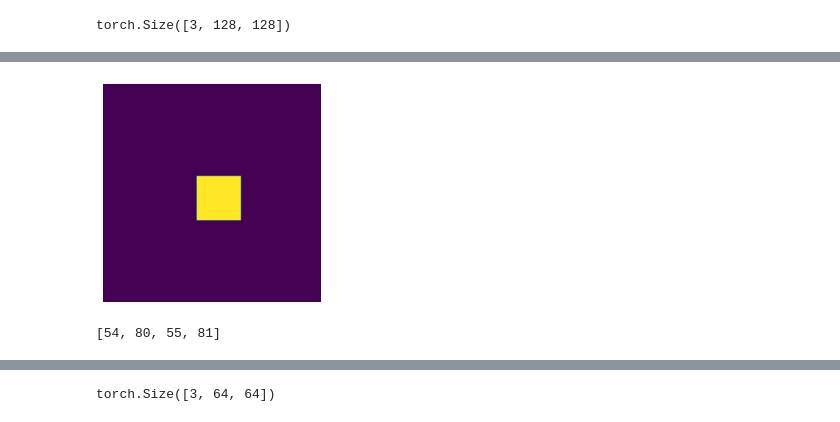
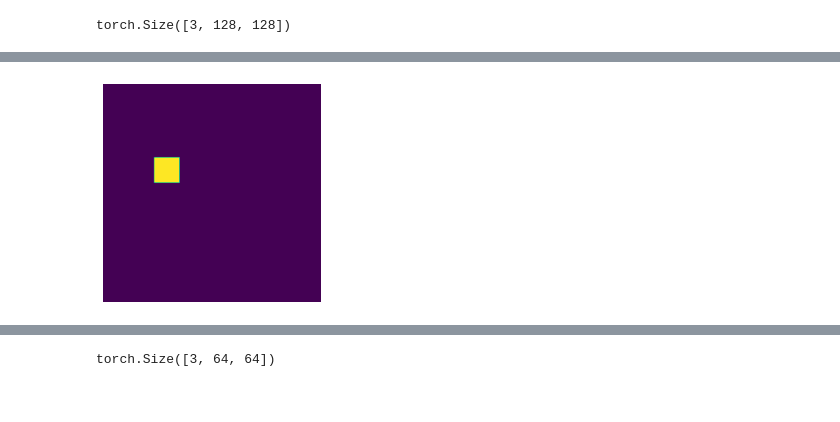
Before and after one commit to barisbatuhan/SSuperGAN, a Jupyter notebook: playground/ssupervae/contextual_test.ipynb, the cells around one changed output, grey strips where cells are left out. Cells and saved outputs as stored; diff of their text form; code cells hidden in the pictures.

```diff
--- a/playground/ssupervae/contextual_test.ipynb
+++ b/playground/ssupervae/contextual_test.ipynb
@@ -95,11 +190,7 @@ Clipping input data to the valid range for imshow with RGB data ([0..1] for floa
 # %%
-imshow(mask)
+imshow(mask[0:1])
 # %% [output]
-[figure, old version]
+[figure, new version]
-# %%
-mask_coordinates
-# %% [output]
-[54, 80, 55, 81]
 # %%
 imshow(last_panel_face)
 # %% [output]
```
Also changed, not shown: parts of 20 cells of this notebook.
